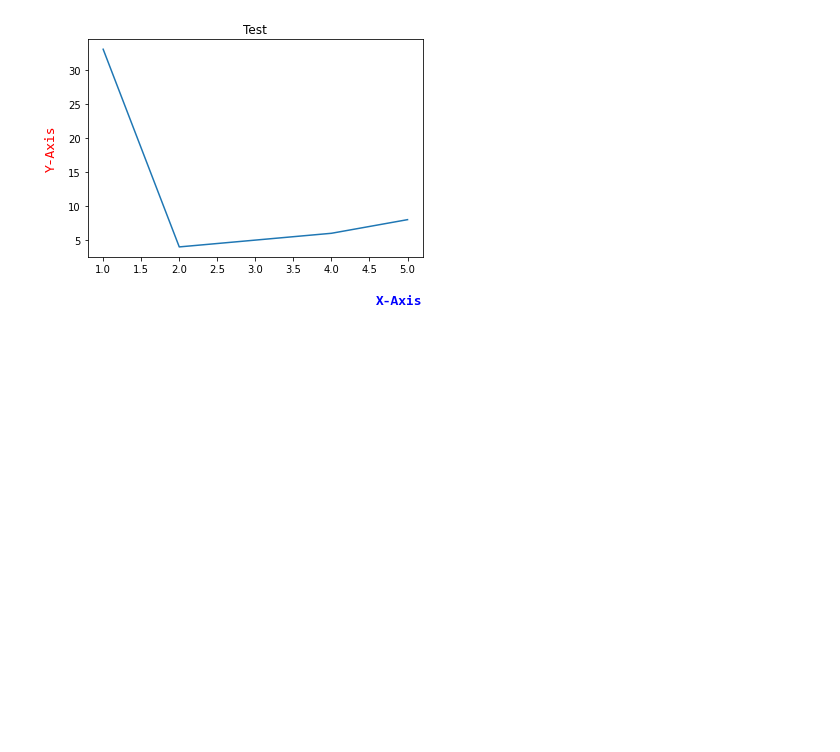
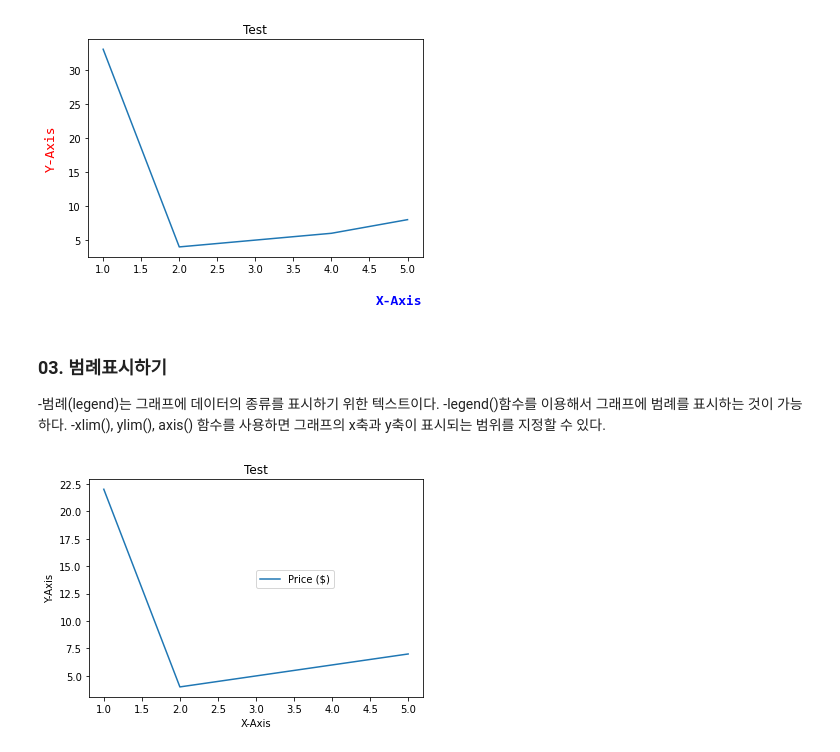
Before and after one commit to JBD-developer/Python_Library, a Jupyter notebook: Matplotlib/Ex01/Matplotlib01.ipynb, the cells around one changed output. Saved outputs shown, nothing was run; the diff lists cells and outputs as text; code cells hidden in the pictures; blank space fills up the shorter version.

Commit message:
2022-03-20 Library Matplotlib style

```diff
--- a/Matplotlib/Ex01/Matplotlib01.ipynb
+++ b/Matplotlib/Ex01/Matplotlib01.ipynb
@@ -65,3 +65,22 @@ plt.title("Test")
 plt.show()
 # %% [output]
 [figure]
+# %% [markdown]
+### 03. 범례표시하기
+-범례(legend)는 그래프에 데이터의 종류를 표시하기 위한 텍스트이다.
+-legend()함수를 이용해서 그래프에 범례를 표시하는 것이 가능하다.
+-xlim(), ylim(), axis() 함수를 사용하면 그래프의 x축과 y축이 표시되는 범위를 지정할 수 있다.
+# %%
+import matplotlib.pyplot as plt
+
+dic_data = {"data_x":[1, 2, 3, 4, 5],
+            "data_y":[22, 4, 5, 6, 7]}
+
+plt.plot("data_x", "data_y", data=dic_data, label="Price ($)")
+plt.legend(loc=(0.5, 0.5))
+plt.xlabel("X-Axis", loc='center')
+plt.ylabel("Y-Axis", loc="center")
+plt.title("Test")
+plt.show()
+# %% [output]
+[figure, added]
```
Also changed, not shown: parts of 2 cells of this notebook.
